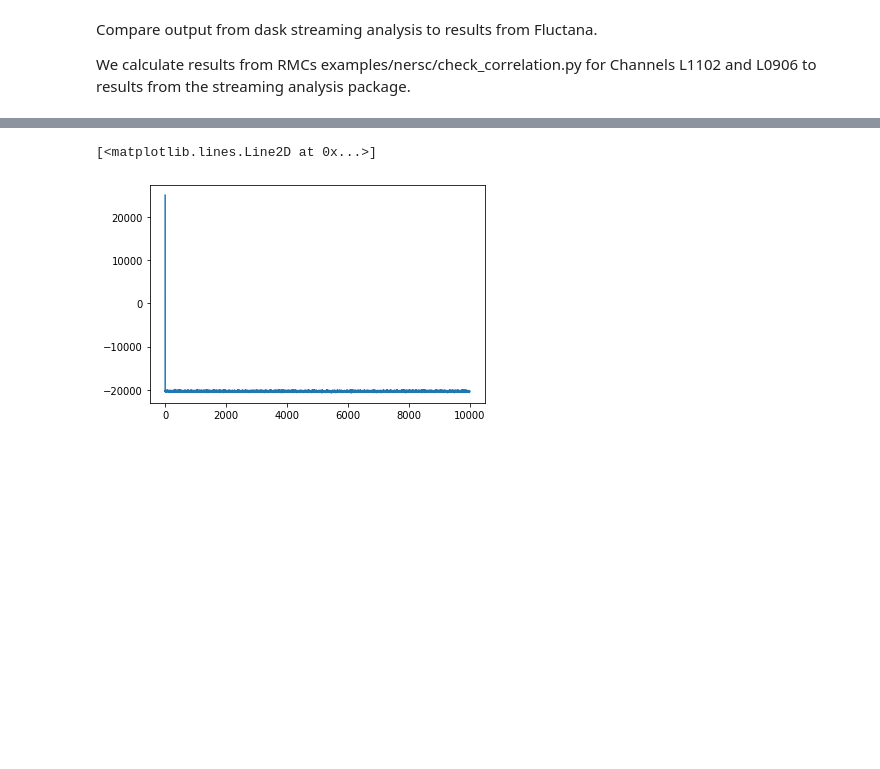
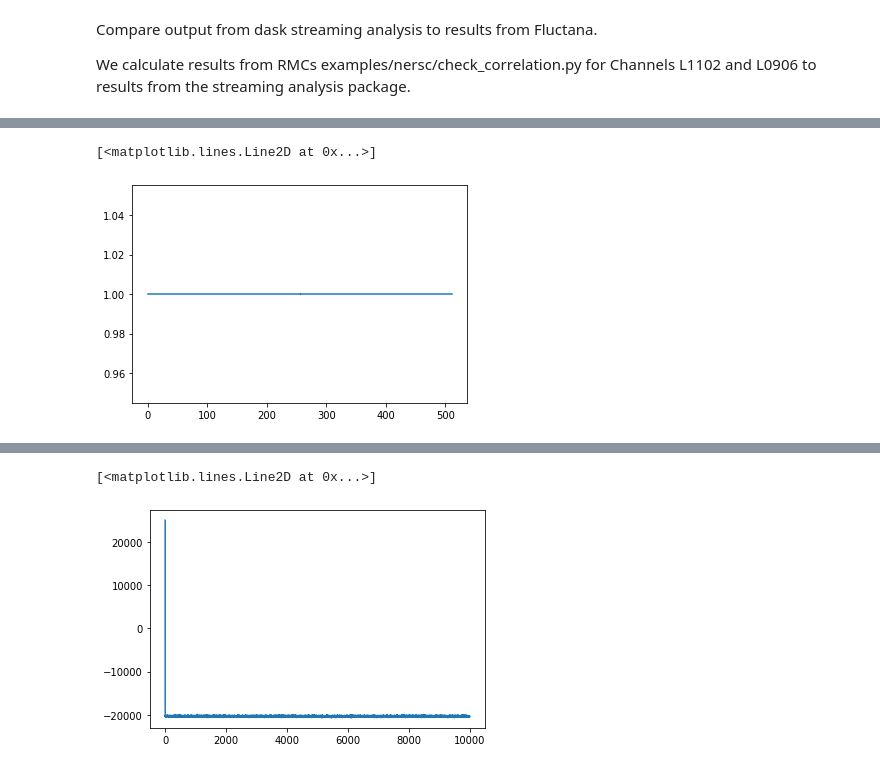
Before and after one commit to rkube/delta, a Jupyter notebook: tests_analysis/compare_correlation_dask_fluctana.ipynb, the cells around one changed output, grey strips where cells are left out. Saved outputs shown, nothing was run; the diff lists cells and outputs as text; code cells hidden in the pictures; blank space fills up the shorter version.

```diff
--- a/tests_analysis/compare_correlation_dask_fluctana.ipynb
+++ b/tests_analysis/compare_correlation_dask_fluctana.ipynb
@@ -68,0 +197,5 @@ IndexError: list index out of range
+# %%
+plt.plot(ax[:-1] / np.fft.fftshift(res[0]))
+# %% [output]
+[<matplotlib.lines.Line2D at 0x...>]
+[figure, added]
```
Also changed, not shown: parts of 33 cells of this notebook, 4 other files.
